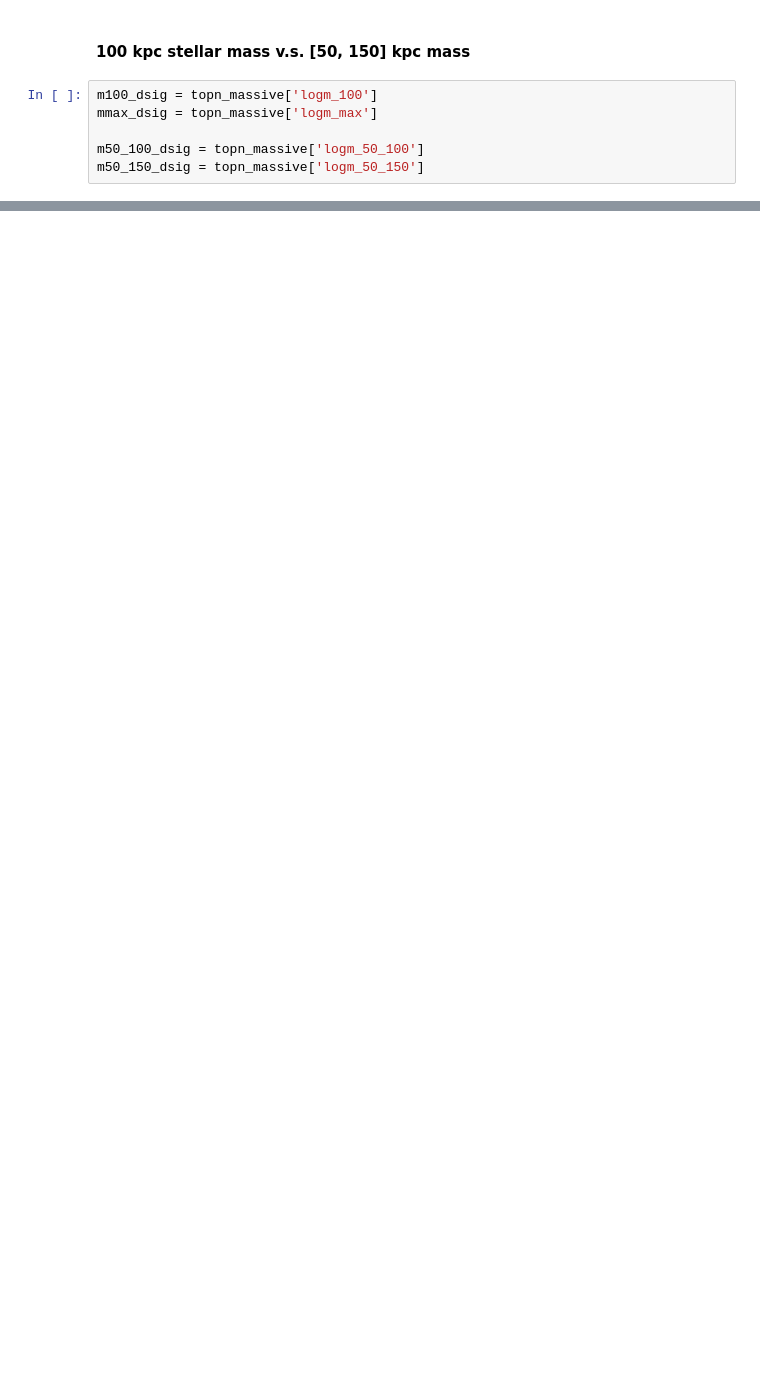
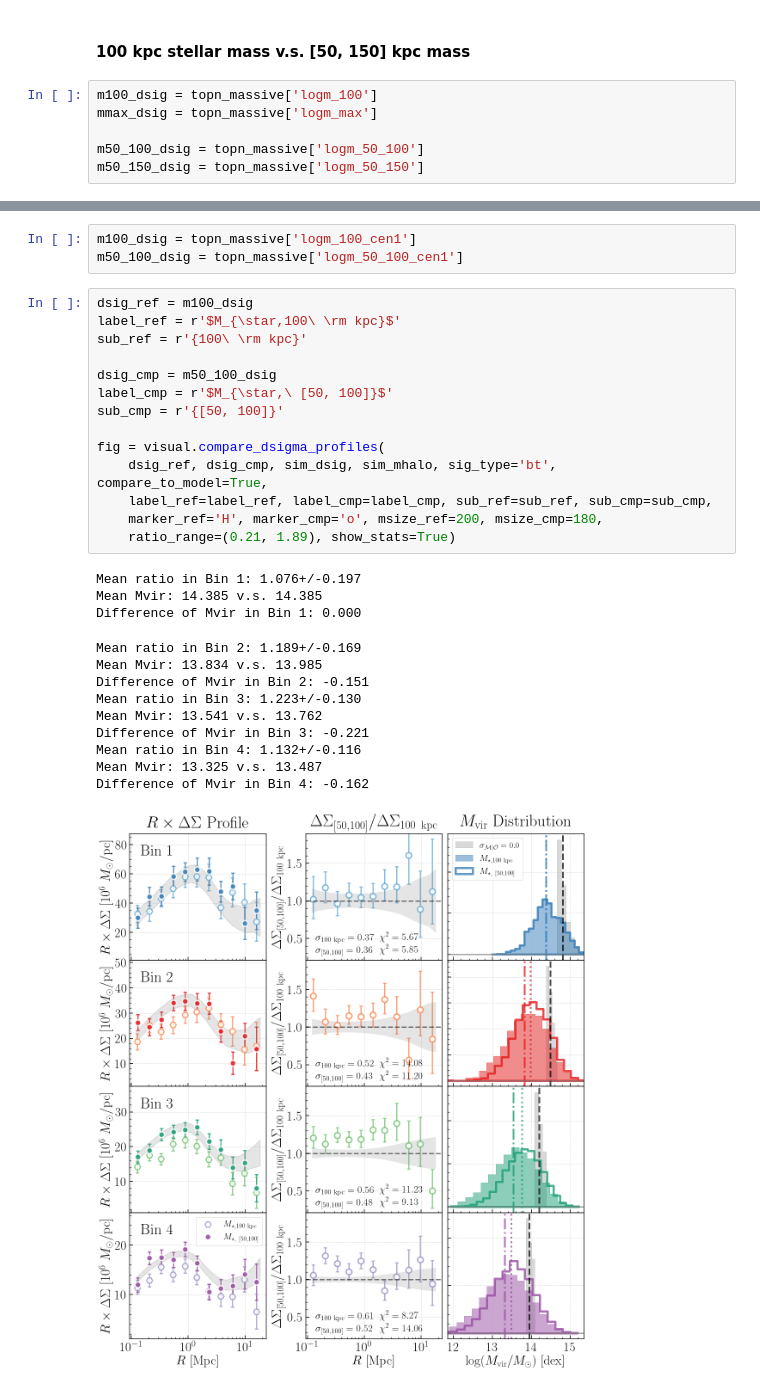
Before and after one commit to dr-guangtou/jianbing, a Jupyter notebook: notebooks/figure/fig6.ipynb, the cells around one changed output, grey strips where cells are left out. Saved outputs shown, nothing was run; the diff lists cells and outputs as text; blank space fills up the shorter version.

```diff
--- a/notebooks/figure/fig6.ipynb
+++ b/notebooks/figure/fig6.ipynb
@@ -165,0 +168,31 @@ Difference of Mvir in Bin 4: 0.265
+# %%
+m100_dsig = topn_massive['logm_100_cen1']
+m50_100_dsig = topn_massive['logm_50_100_cen1']
+# %%
+dsig_ref = m100_dsig
+label_ref = r'$M_{\star,100\ \rm kpc}$'
+sub_ref = r'{100\ \rm kpc}'
+
+dsig_cmp = m50_100_dsig
+label_cmp = r'$M_{\star,\ [50, 100]}$'
+sub_cmp = r'{[50, 100]}'
+
+fig = visual.compare_dsigma_profiles(
+    dsig_ref, dsig_cmp, sim_dsig, sim_mhalo, sig_type='bt', compare_to_model=True,
+    label_ref=label_ref, label_cmp=label_cmp, sub_ref=sub_ref, sub_cmp=sub_cmp,
+    marker_ref='H', marker_cmp='o', msize_ref=200, msize_cmp=180,
+    ratio_range=(0.21, 1.89), show_stats=True)
+# %% [output]
+Mean ratio in Bin 1: 1.076+/-0.197
+Mean Mvir: 14.385 v.s. 14.385
+Difference of Mvir in Bin 1: 0.000
+Mean ratio in Bin 2: 1.189+/-0.169
+Mean Mvir: 13.834 v.s. 13.985
+Difference of Mvir in Bin 2: -0.151
+Mean ratio in Bin 3: 1.223+/-0.130
+Mean Mvir: 13.541 v.s. 13.762
+Difference of Mvir in Bin 3: -0.221
+Mean ratio in Bin 4: 1.132+/-0.116
+Mean Mvir: 13.325 v.s. 13.487
+Difference of Mvir in Bin 4: -0.162
+[figure, added]
```
Also changed, not shown: parts of 9 cells of this notebook, 7 other files.
